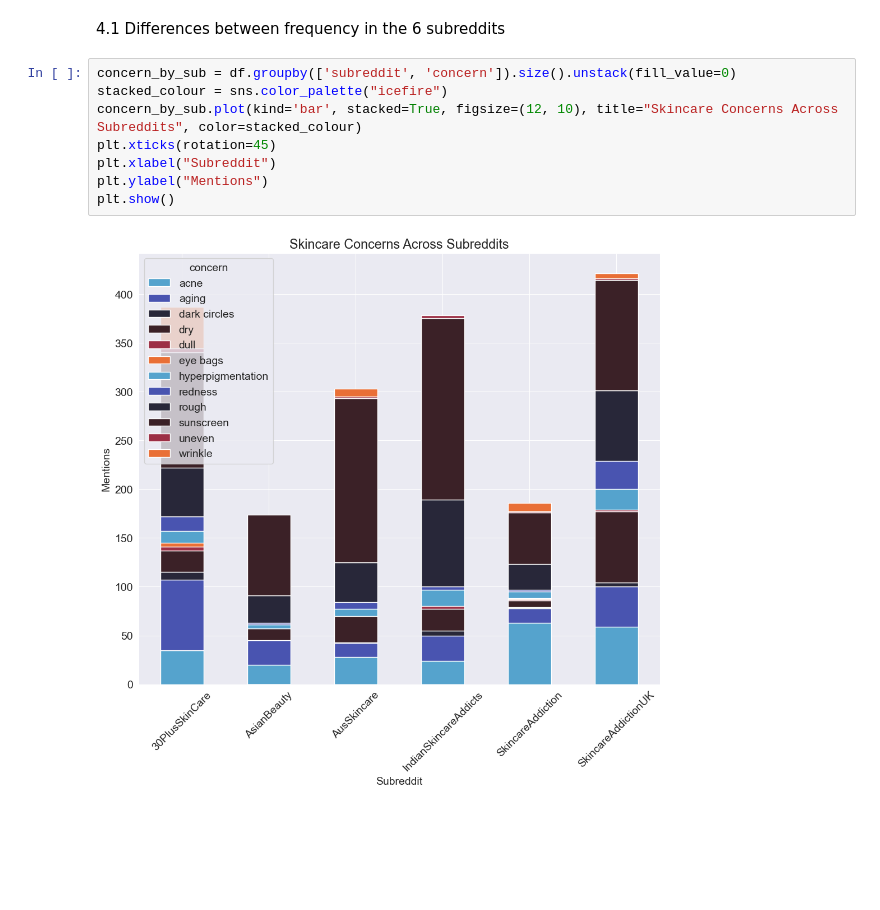
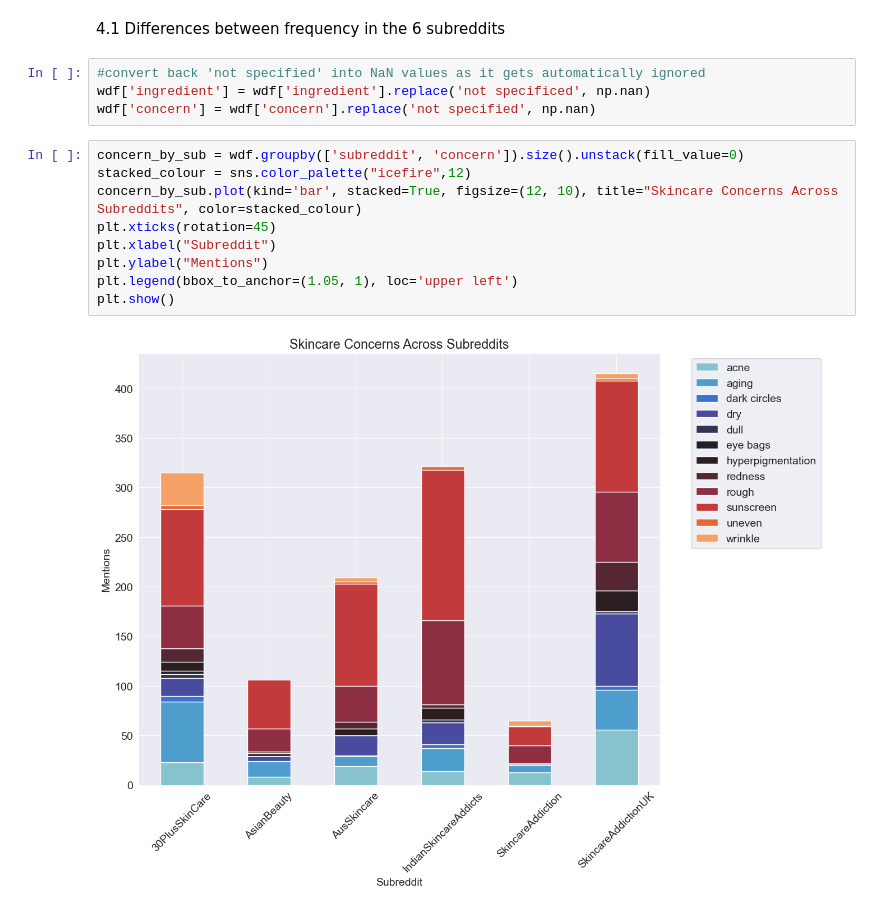
Before and after one commit to nandikaL/OX24006_EMAT0048-Part-2, a Jupyter notebook: OX24006_EMATM0048_Part2.ipynb, the cells around one changed output. Saved outputs shown, nothing was run; the diff lists cells and outputs as text; blank space fills up the shorter version.

Commit message:
One more stack plot to the mix~

```diff
--- a/OX24006_EMATM0048_Part2.ipynb
+++ b/OX24006_EMATM0048_Part2.ipynb
@@ -701,13 +703,18 @@ The descriptive data in df_both is similar.
 - Additional questions based on the pre-analysis: reddit engagement between subs
 # %% [markdown]
 4.1 Differences between frequency in the 6 subreddits
+# %%
+#convert back 'not specified' into NaN values as it gets automatically ignored
+wdf['ingredient'] = wdf['ingredient'].replace('not specificed', np.nan)
+wdf['concern'] = wdf['concern'].replace('not specified', np.nan)
 # %%
-concern_by_sub = df.groupby(['subreddit', 'concern']).size().unstack(fill_value=0)
-stacked_colour = sns.color_palette("icefire")
+concern_by_sub = wdf.groupby(['subreddit', 'concern']).size().unstack(fill_value=0)
+stacked_colour = sns.color_palette("icefire",12)
 concern_by_sub.plot(kind='bar', stacked=True, figsize=(12, 10), title="Skincare Concerns Across Subreddits", color=stacked_colour)
 plt.xticks(rotation=45)
 plt.xlabel("Subreddit")
 plt.ylabel("Mentions")
+plt.legend(bbox_to_anchor=(1.05, 1), loc='upper left')
 plt.show()
 # %% [output]
-[figure, old version]
+[figure, new version]
```
Also changed, not shown: parts of 5 cells of this notebook.
